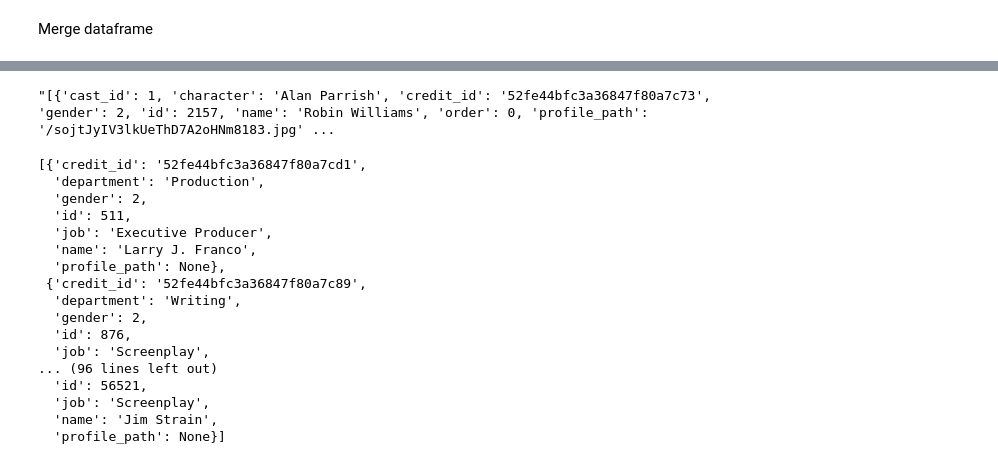
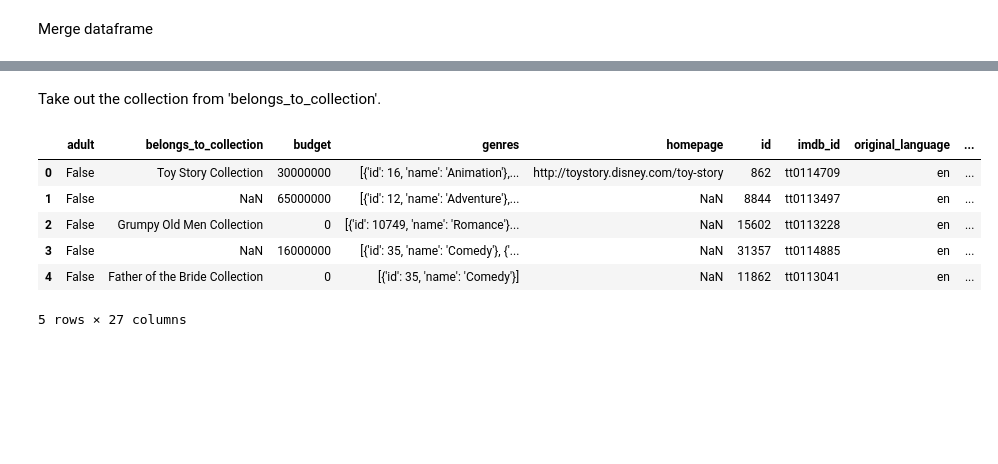
Before and after one commit to smyzw1wzq/da_project, a Jupyter notebook: Movies.ipynb, the cells around one changed output, grey strips where cells are left out. Saved outputs shown, nothing was run; the diff lists cells and outputs as text; code cells hidden in the pictures; blank space fills up the shorter version.

```diff
--- a/Movies.ipynb
+++ b/Movies.ipynb
@@ -189,0 +175,8 @@ df_merge['cast'] = df_merge['cast'].apply(literal_eval).apply(lambda x: [i['name
+# %%
+def get_director(x):
+    for i in x:
+        if i['job'] == 'Director':
+            return i['name']
+    return np.nan
+# %%
+df_merge['crew'] = df_merge['crew'].apply(literal_eval).apply(get_director)
@@ -190,3 +185,2 @@ df_merge['cast'] = df_merge['cast'].apply(literal_eval).apply(lambda x: [i['name
 # %%
-df_merge['cast'] = df_merge['cast'].apply(lambda x: [i['name'] for i in x] if isinstance(x, list) else [])
-df_merge
+df_merge['keywords'] = df_merge['keywords'].apply(literal_eval).apply(lambda x: [item['name'] for item in x])
@@ -207,24 +187,14 @@ df_merge
-# %%
-df_merge['cast'].loc[1]
-# %% [output]
-"[{'cast_id': 1, 'character': 'Alan Parrish', 'credit_id': '52fe44bfc3a36847f80a7c73', 'gender': 2, 'id': 2157, 'name': 'Robin Williams', 'order': 0, 'profile_path': '/sojtJyIV3lkUeThD7A2oHNm8183.jpg' ...
-# %%
-df_merge['crew'].loc[1]
-# %% [output]
-[{'credit_id': '52fe44bfc3a36847f80a7cd1',
-  'department': 'Production',
-  'gender': 2,
-  'id': 511,
-  'job': 'Executive Producer',
-  'name': 'Larry J. Franco',
-  'profile_path': None},
- {'credit_id': '52fe44bfc3a36847f80a7c89',
-  'department': 'Writing',
-  'gender': 2,
-  'id': 876,
-  'job': 'Screenplay',
-... (96 lines left out)
-  'id': 56521,
-  'job': 'Screenplay',
-  'name': 'Jim Strain',
-  'profile_path': None}]
+# %% [markdown]
+Take out the collection from 'belongs_to_collection'.
+# %%
+df_merge['belongs_to_collection'] = df_merge['belongs_to_collection'].fillna('[]').apply(lambda x: literal_eval(x)['name'] if isinstance(literal_eval(x), dict) else np.nan)
+# %%
+df_merge.head()
+# %% [output]
+|  | adult | belongs_to_collection | budget | genres | homepage | id | imdb_id | original_language | ... |
+| 0 | False | Toy Story Collection | 30000000 | [{'id': 16, 'name': 'Animation'},... | http://toystory.disney.com/toy-story | 862 | tt0114709 | en | ... |
+| 1 | False | NaN | 65000000 | [{'id': 12, 'name': 'Adventure'},... | NaN | 8844 | tt0113497 | en | ... |
+| 2 | False | Grumpy Old Men Collection | 0 | [{'id': 10749, 'name': 'Romance'}... | NaN | 15602 | tt0113228 | en | ... |
+| 3 | False | NaN | 16000000 | [{'id': 35, 'name': 'Comedy'}, {'... | NaN | 31357 | tt0114885 | en | ... |
+| 4 | False | Father of the Bride Collection | 0 | [{'id': 35, 'name': 'Comedy'}] | NaN | 11862 | tt0113041 | en | ... |
+5 rows × 27 columns
```
Also changed, not shown: parts of 8 cells of this notebook.
